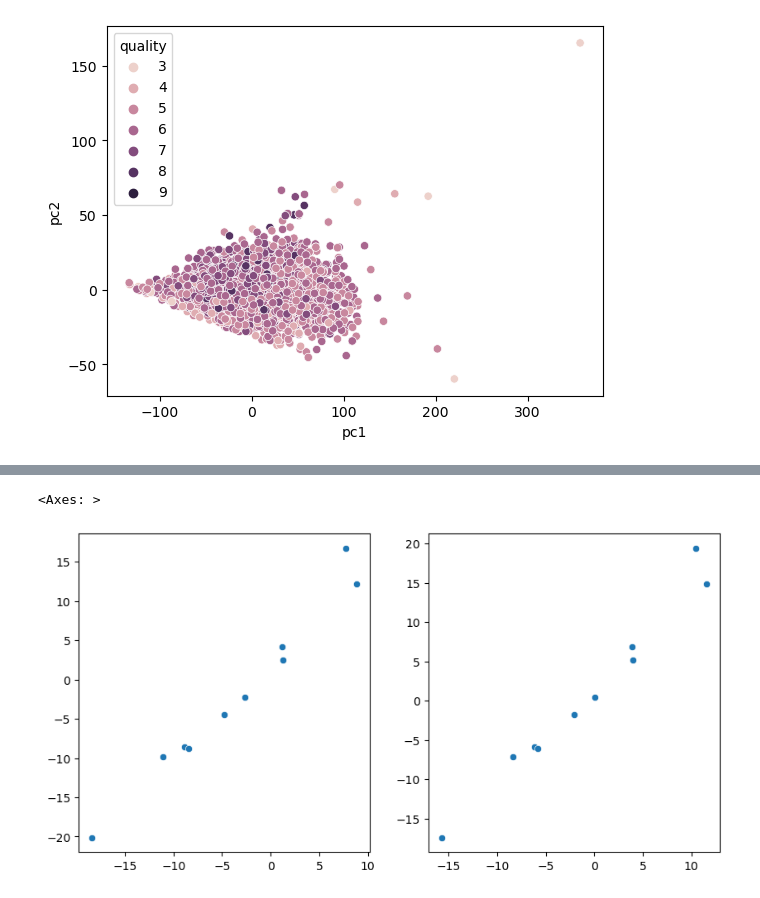
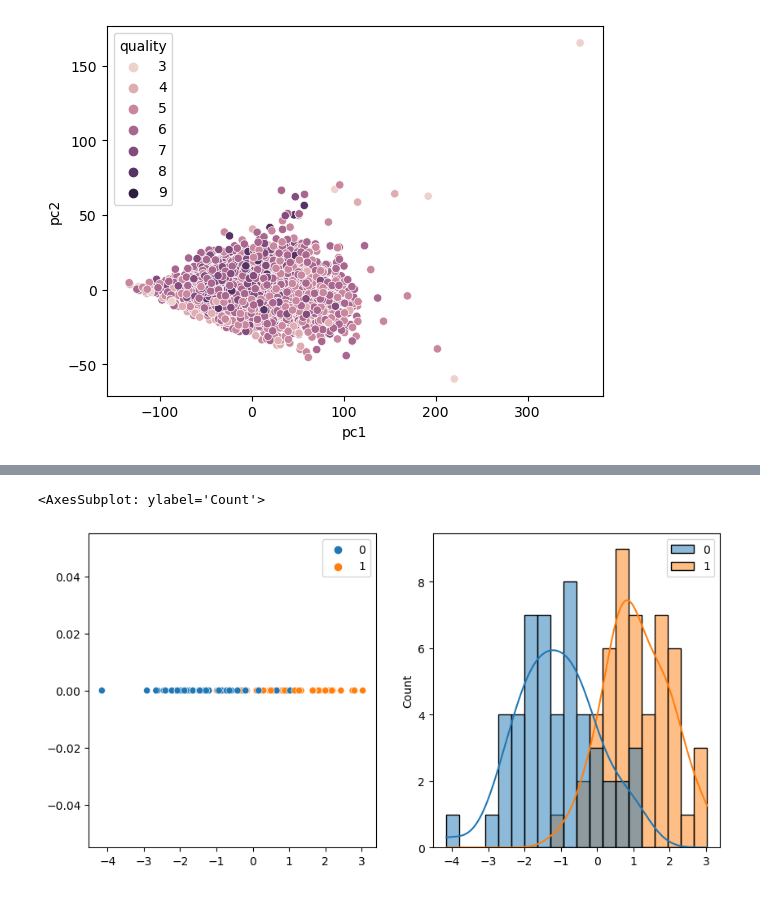
Before and after one commit to Janko-dev/ml_notebooks, a Jupyter notebook: notebooks/dimensionality_reduction.ipynb, the cells around one changed output, grey strips where cells are left out. Drawn from its saved outputs; the diff is of its cells as text; code cells hidden in the pictures.

```diff
--- a/notebooks/dimensionality_reduction.ipynb
+++ b/notebooks/dimensionality_reduction.ipynb
@@ -195,0 +470,6 @@ sns.scatterplot(x=pca_sample[:, 0], y=np.ones_like(pca_sample[:, 0]), ax=axes[2]
+# %%
+from sklearn.datasets import make_classification
+
+X, y = make_classification(random_state=4, n_samples=100, n_features=2, n_redundant=0, n_informative=2, n_clusters_per_class=1, n_classes=2)
+
+sns.scatterplot(x=X[:, 0], y=X[:, 1], hue=y)
@@ -196,13 +479,13 @@ sns.scatterplot(x=pca_sample[:, 0], y=np.ones_like(pca_sample[:, 0]), ax=axes[2]
 # %%
-sample = np.random.multivariate_normal([0, 0], [[1, 0.95], [0.95, 1]], (10,)) * 10
+from sklearn.discriminant_analysis import LinearDiscriminantAnalysis
 
-mean = sample.mean()
-de_mean_sample = sample - mean
+lda = LinearDiscriminantAnalysis(n_components=1).fit(X, y)
+lda_X = lda.transform(X)
 
 fig, axes = plt.subplots(1, 2, figsize=(10, 5))
 
-sns.scatterplot(x=sample[:, 0], y=sample[:, 1], ax=axes[0])
-sns.scatterplot(x=de_mean_sample[:, 0], y=de_mean_sample[:, 1], ax=axes[1])
+sns.scatterplot(x=lda_X[:, 0], y=np.zeros_like(lda_X)[:, 0], hue=y, ax=axes[0])
+sns.histplot(x=lda_X[:, 0], hue=y, bins=20, kde=True, ax=axes[1])
 # %% [output]
-<Axes: >
+<AxesSubplot: ylabel='Count'>
-[figure, old version]
+[figure, new version]
```
Also changed, not shown: parts of 29 cells of this notebook, 3 other files.
